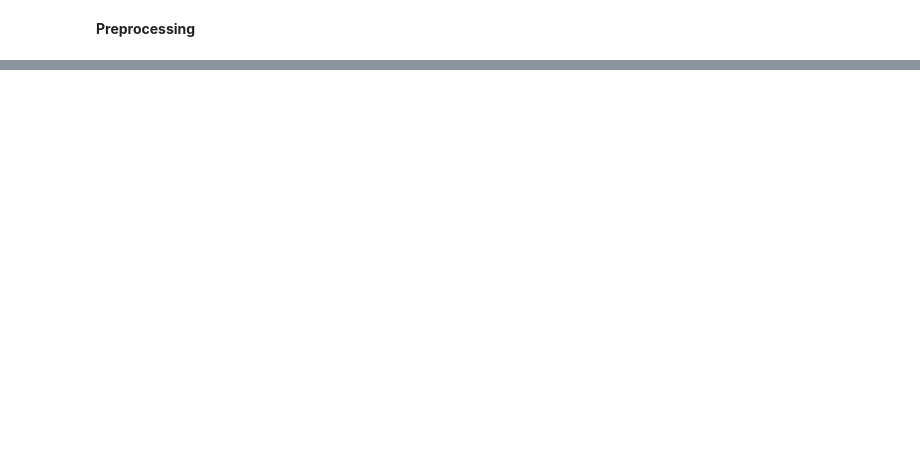
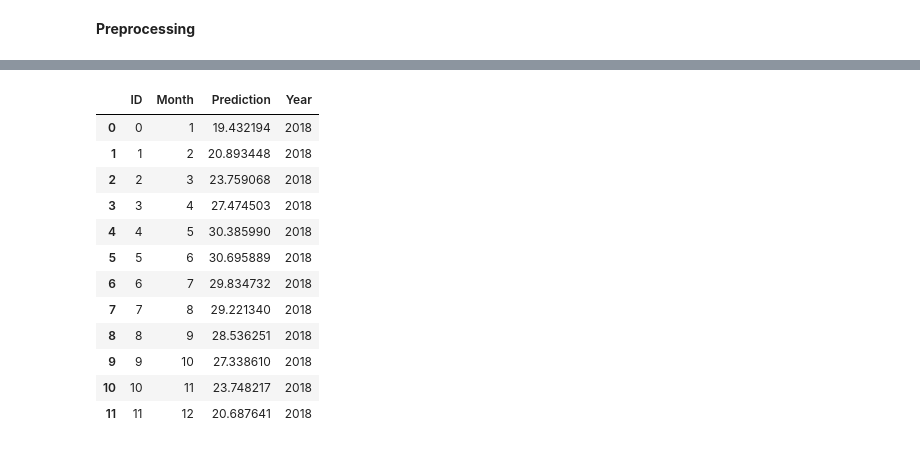
Before and after one commit to AshadullahDanish/weather-forecasting-kaggle-competition-, a Jupyter notebook: notebook1db22fbd9c.ipynb, the cells around one changed output, grey strips where cells are left out. Drawn from its saved outputs; the diff is of its cells as text; code cells hidden in the pictures; blank space fills up the shorter version.

```diff
--- a/notebook1db22fbd9c.ipynb
+++ b/notebook1db22fbd9c.ipynb
@@ -180,0 +197,7 @@ plt.show()
+# %%
+#Build a simple Sequential model
+model = Sequential()
+model.add(Dense(units=1, input_dim=X_train.shape[1]))
+
+# Compile the model
+model.compile(optimizer='adam', loss='mean_squared_error')
@@ -180,0 +216,3 @@ plt.show()
+# %%
+# Train the model
+model.fit(X_train, y_train, epochs=101, batch_size=32, validation_data=(X_test, y_test))
@@ -180,0 +254,3 @@ plt.show()
+# %%
+predictions = model.predict(df1.iloc[:, 1:117])
+predictions
@@ -180,0 +271,20 @@ plt.show()
+# %%
+result = pd.DataFrame({'ID': range(0, 12),'Month' : range(1,13)})
+result['Prediction'] = predictions
+result['Year'] = 2018
+# %%
+result
+# %% [output]
+|  | ID | Month | Prediction | Year |
+| 0 | 0 | 1 | 19.432194 | 2018 |
+| 1 | 1 | 2 | 20.893448 | 2018 |
+| 2 | 2 | 3 | 23.759068 | 2018 |
+| 3 | 3 | 4 | 27.474503 | 2018 |
+| 4 | 4 | 5 | 30.385990 | 2018 |
+| 5 | 5 | 6 | 30.695889 | 2018 |
+| 6 | 6 | 7 | 29.834732 | 2018 |
+| 7 | 7 | 8 | 29.221340 | 2018 |
+| 8 | 8 | 9 | 28.536251 | 2018 |
+| 9 | 9 | 10 | 27.338610 | 2018 |
+| 10 | 10 | 11 | 23.748217 | 2018 |
+| 11 | 11 | 12 | 20.687641 | 2018 |
```
Also changed, not shown: parts of 41 cells of this notebook.
